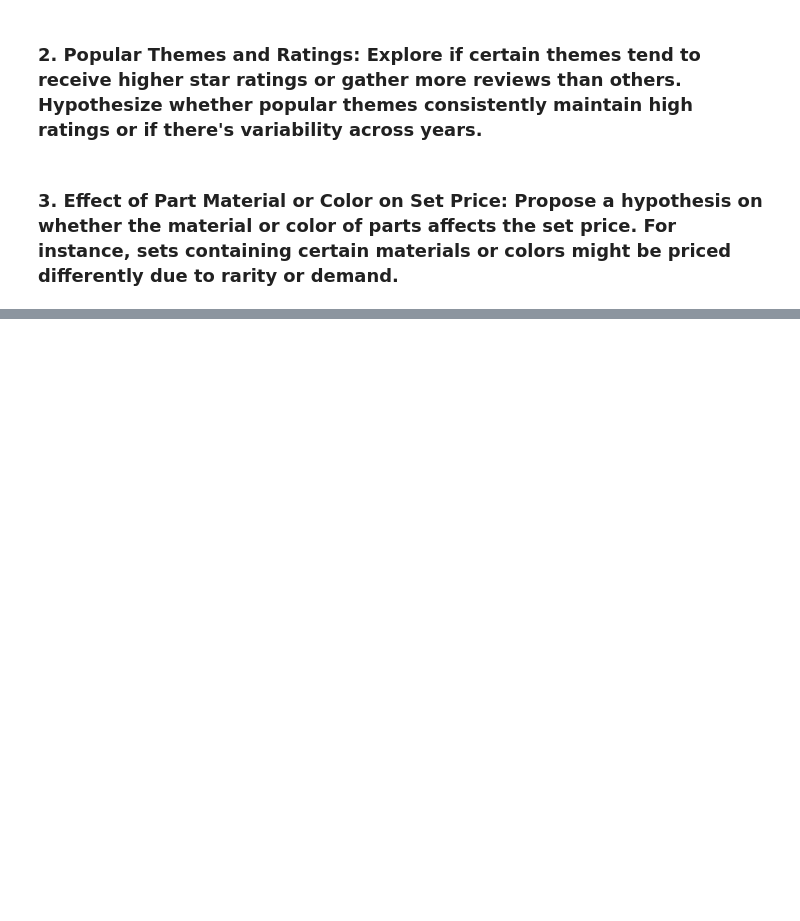
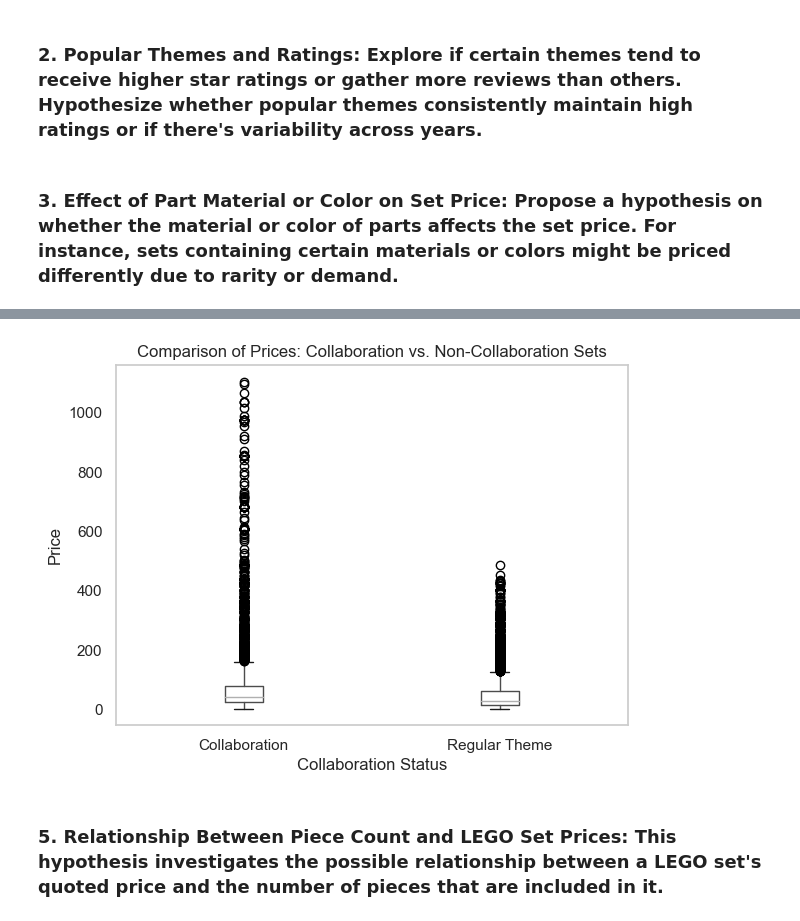
Before and after one commit to AlexOrtiz5/Project-1, a Jupyter notebook: Lego_Sets.ipynb, the cells around one changed output, grey strips where cells are left out. Cells and saved outputs as stored; diff of their text form; code cells hidden in the pictures; blank space fills up the shorter version.

```diff
--- a/Lego_Sets.ipynb
+++ b/Lego_Sets.ipynb
@@ -64,0 +128,12 @@ Clean_Lego_df
+# %%
+# Create a box plot to compare prices of collaboration and non-collaboration sets
+lego_sets.boxplot(column='list_price', by='collaboration', grid=False)
+plt.title('Comparison of Prices: Collaboration vs. Non-Collaboration Sets')
+plt.xlabel('Collaboration Status')
+plt.ylabel('Price')
+plt.suptitle('')  # Remove default title
+plt.show()
+# %% [output]
+[figure, added]
+# %% [markdown]
+### 5. Relationship Between Piece Count and LEGO Set Prices: This hypothesis investigates the possible relationship between a LEGO set's quoted price and the number of pieces that are included in it.
```
Also changed, not shown: parts of 15 cells of this notebook, 2 other files.
